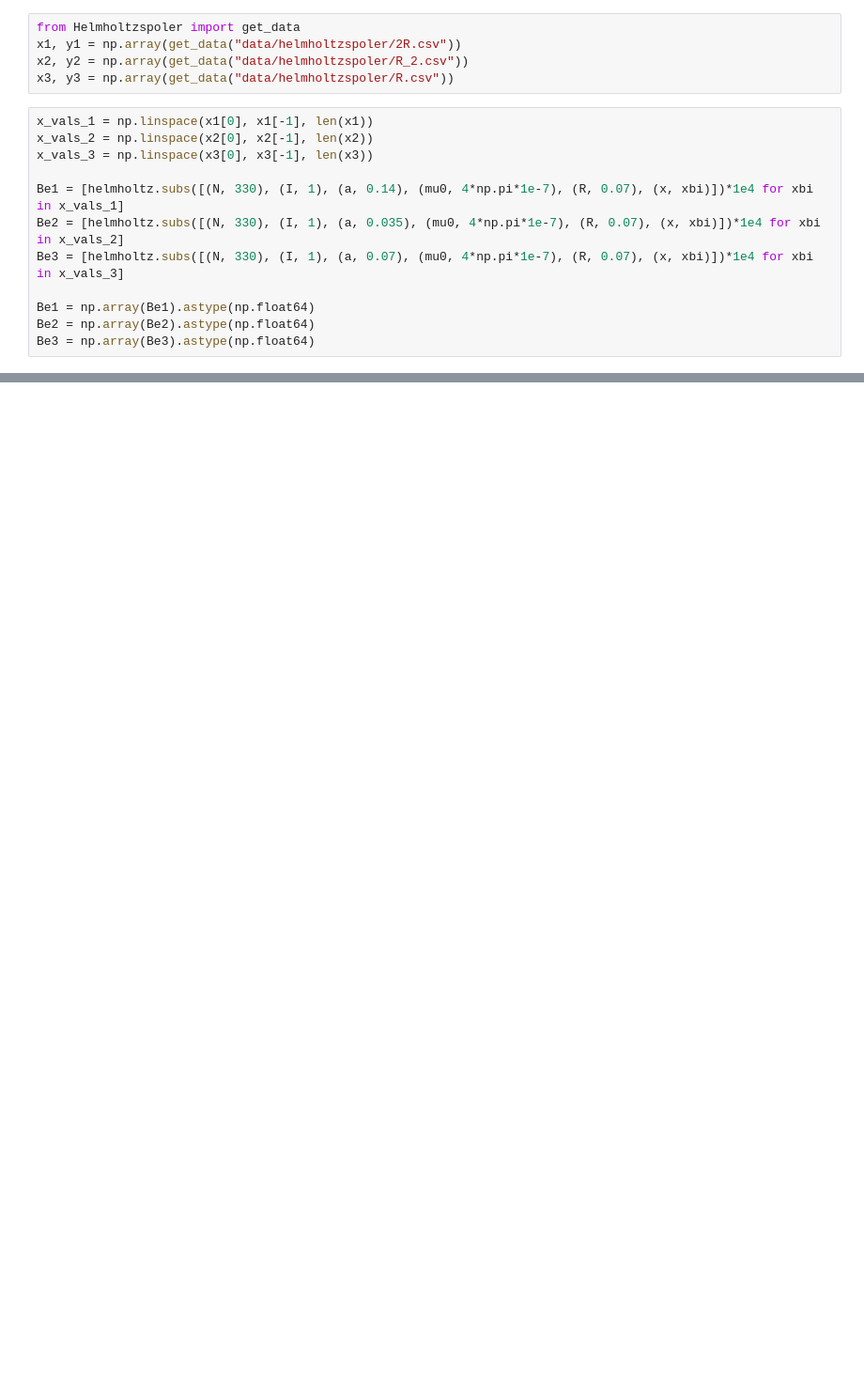
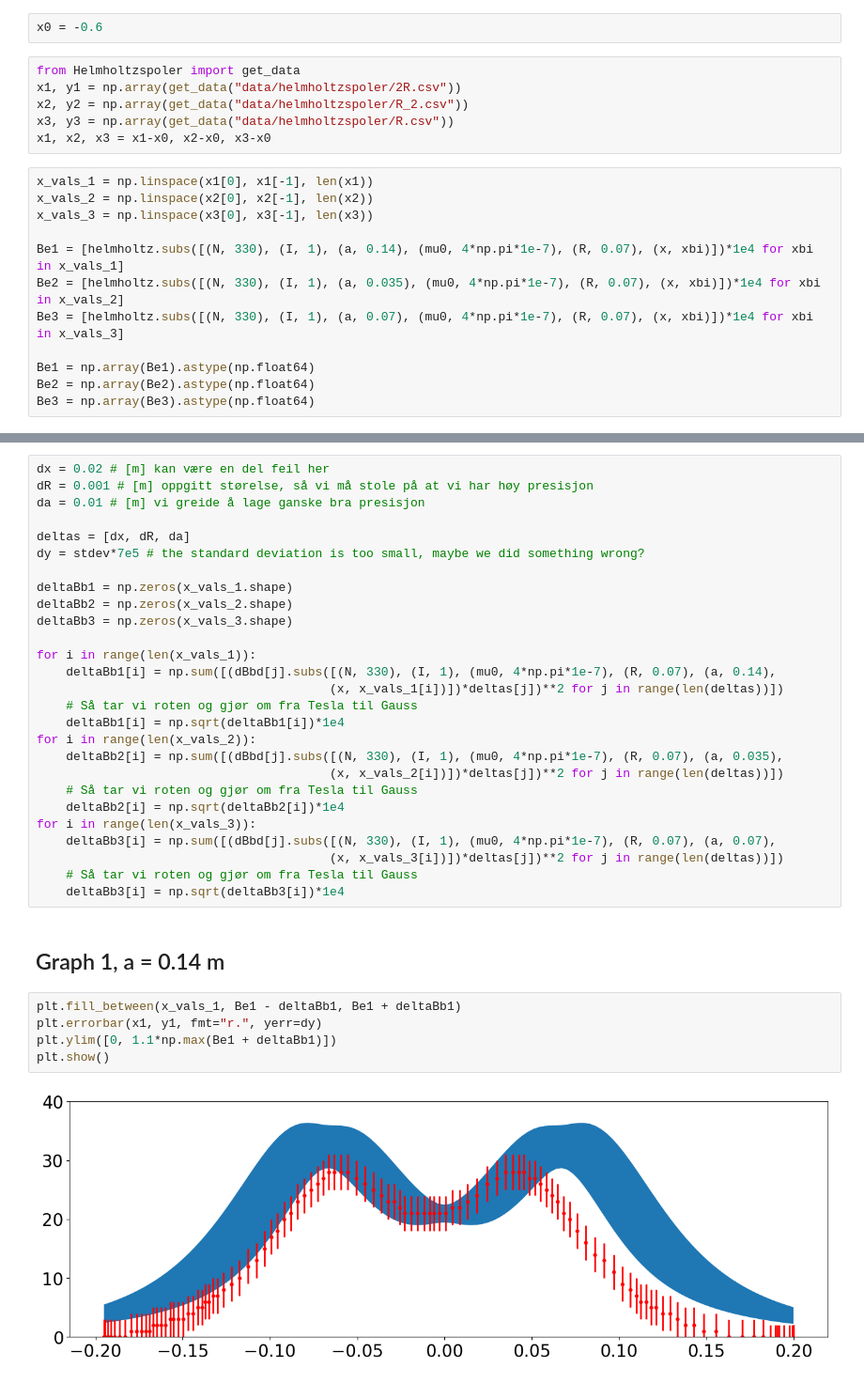
Before and after one commit to nikolaiborbe/uni, a Jupyter notebook: ElMag/lab1/Usikkerhetsanalyse.ipynb, the cells around one changed output, grey strips where cells are left out. Shown: that part at 94% size. Saved outputs shown, nothing was run; the diff lists cells and outputs as text; blank space fills up the shorter version.

```diff
--- a/ElMag/lab1/Usikkerhetsanalyse.ipynb
+++ b/ElMag/lab1/Usikkerhetsanalyse.ipynb
@@ -29,11 +29,14 @@ dBbd = [ sp.diff(helmholtz, x), sp.diff(helmholtz, a), sp.diff(helmholtz, R)]
 dBbd
 # %% [output]
 [figure]
+# %%
+x0 = -0.6
 # %%
 from Helmholtzspoler import get_data
 x1, y1 = np.array(get_data("data/helmholtzspoler/2R.csv"))
 x2, y2 = np.array(get_data("data/helmholtzspoler/R_2.csv"))
 x3, y3 = np.array(get_data("data/helmholtzspoler/R.csv"))
+x1, x2, x3 = x1-x0, x2-x0, x3-x0
 # %%
 x_vals_1 = np.linspace(x1[0], x1[-1], len(x1))
 x_vals_2 = np.linspace(x2[0], x2[-1], len(x2))
@@ -54,0 +69,36 @@ $$
+# %%
+dx = 0.02 # [m] kan være en del feil her
+dR = 0.001 # [m] oppgitt størelse, så vi må stole på at vi har høy presisjon
+da = 0.01 # [m] vi greide å lage ganske bra presisjon
+
+deltas = [dx, dR, da]
+dy = stdev*7e5 # the standard deviation is too small, maybe we did something wrong?
+
+deltaBb1 = np.zeros(x_vals_1.shape)
+deltaBb2 = np.zeros(x_vals_2.shape)
+deltaBb3 = np.zeros(x_vals_3.shape)
+
+for i in range(len(x_vals_1)):
+    deltaBb1[i] = np.sum([(dBbd[j].subs([(N, 330), (I, 1), (mu0, 4*np.pi*1e-7), (R, 0.07), (a, 0.14),
+                                        (x, x_vals_1[i])])*deltas[j])**2 for j in range(len(deltas))])
+    # Så tar vi roten og gjør om fra Tesla til Gauss
+    deltaBb1[i] = np.sqrt(deltaBb1[i])*1e4
+for i in range(len(x_vals_2)):
+    deltaBb2[i] = np.sum([(dBbd[j].subs([(N, 330), (I, 1), (mu0, 4*np.pi*1e-7), (R, 0.07), (a, 0.035),
+                                        (x, x_vals_2[i])])*deltas[j])**2 for j in range(len(deltas))])
+    # Så tar vi roten og gjør om fra Tesla til Gauss
+    deltaBb2[i] = np.sqrt(deltaBb2[i])*1e4
+for i in range(len(x_vals_3)):
+    deltaBb3[i] = np.sum([(dBbd[j].subs([(N, 330), (I, 1), (mu0, 4*np.pi*1e-7), (R, 0.07), (a, 0.07),
+                                        (x, x_vals_3[i])])*deltas[j])**2 for j in range(len(deltas))])
+    # Så tar vi roten og gjør om fra Tesla til Gauss
+    deltaBb3[i] = np.sqrt(deltaBb3[i])*1e4
+# %% [markdown]
+## Graph 1, a = 0.14 m
+# %%
+plt.fill_between(x_vals_1, Be1 - deltaBb1, Be1 + deltaBb1)
+plt.errorbar(x1, y1, fmt="r.", yerr=dy)
+plt.ylim([0, 1.1*np.max(Be1 + deltaBb1)])
+plt.show()
+# %% [output]
+[figure, added]
```
Also changed, not shown: parts of 4 cells of this notebook, 1 other file.
